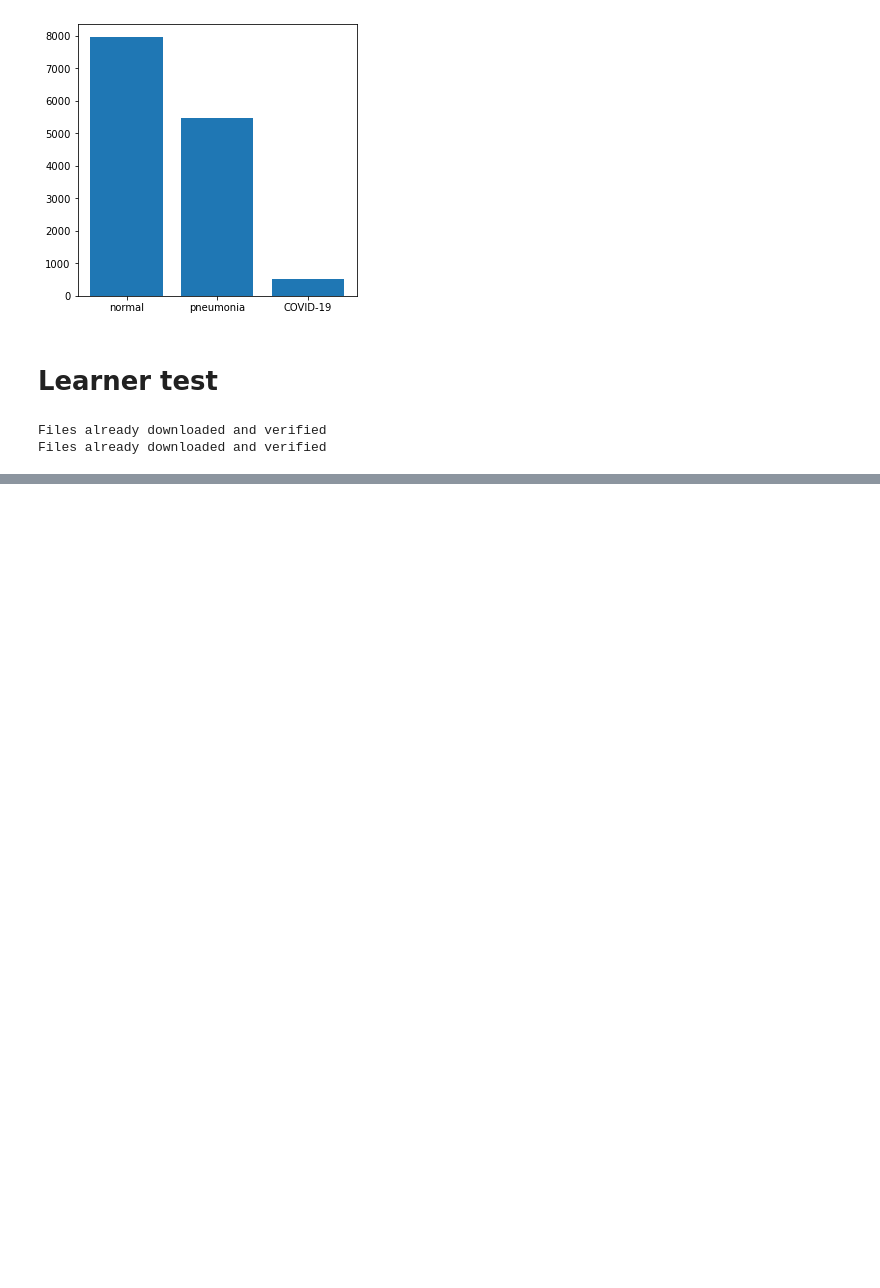
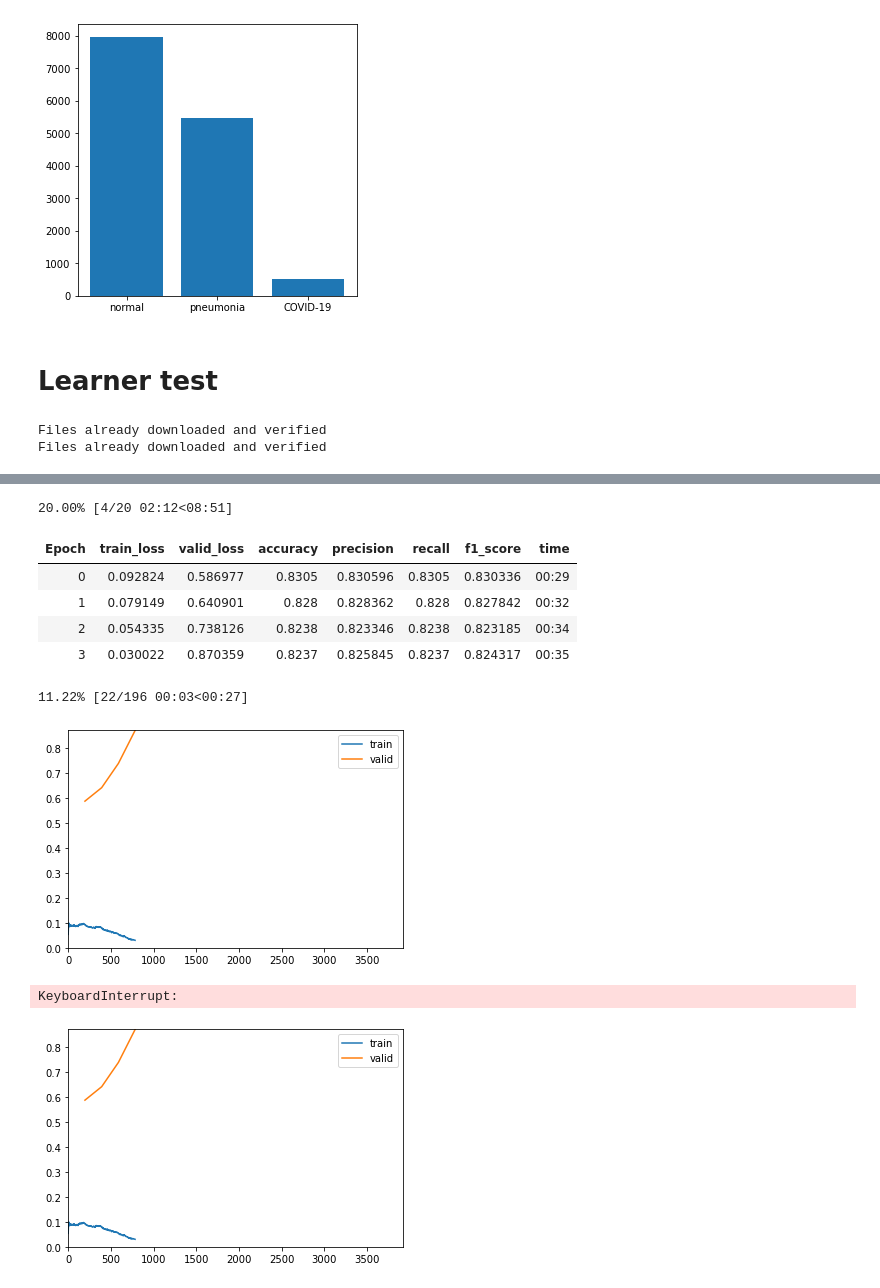
Before and after one commit to VedantWani/PrimeCNNv3, a Jupyter notebook: nbs_test/lib_test_workflow.ipynb, the cells around one changed output, grey strips where cells are left out. Cells and saved outputs as stored; diff of their text form; code cells hidden in the pictures; blank space fills up the shorter version.

```diff
--- a/nbs_test/lib_test_workflow.ipynb
+++ b/nbs_test/lib_test_workflow.ipynb
@@ -155,3 +170,16 @@ learn.one_cycle_fit(10,max_lr=0.00811,wd = 1e-04)
+# %%
+learn.one_cycle_fit(20,max_lr=0.00035,wd = 1e-01)
+# %% [output]
+20.00% [4/20 02:12<08:51]
+| Epoch | train_loss | valid_loss | accuracy | precision | recall | f1_score | time |
+| 0 | 0.092824 | 0.586977 | 0.8305 | 0.830596 | 0.8305 | 0.830336 | 00:29 |
+| 1 | 0.079149 | 0.640901 | 0.828 | 0.828362 | 0.828 | 0.827842 | 00:32 |
+| 2 | 0.054335 | 0.738126 | 0.8238 | 0.823346 | 0.8238 | 0.823185 | 00:34 |
+| 3 | 0.030022 | 0.870359 | 0.8237 | 0.825845 | 0.8237 | 0.824317 | 00:35 |
+11.22% [22/196 00:03<00:27]
+[figure, added]
+KeyboardInterrupt:
+[figure, added]
 # %%
 preds, target = learn.cbs[1].accumetric.get_target_preds_np()
 # %%
```
Also changed, not shown: parts of 10 cells of this notebook, 5 other files.
